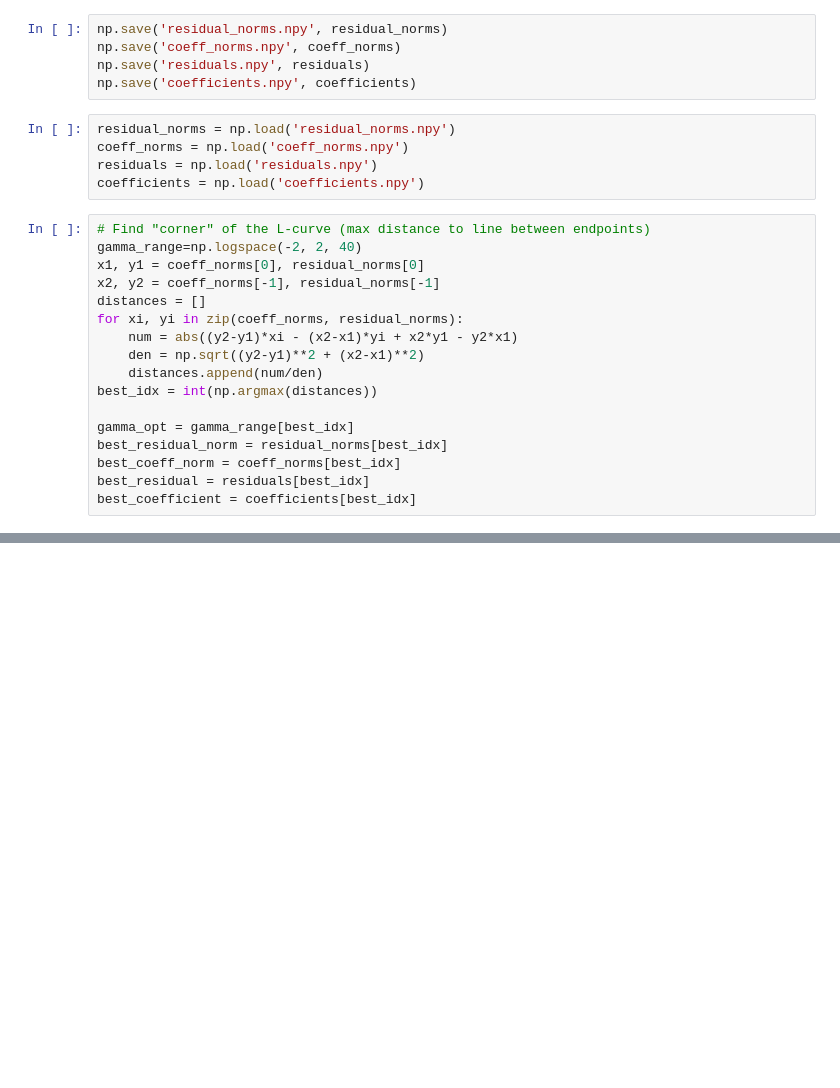
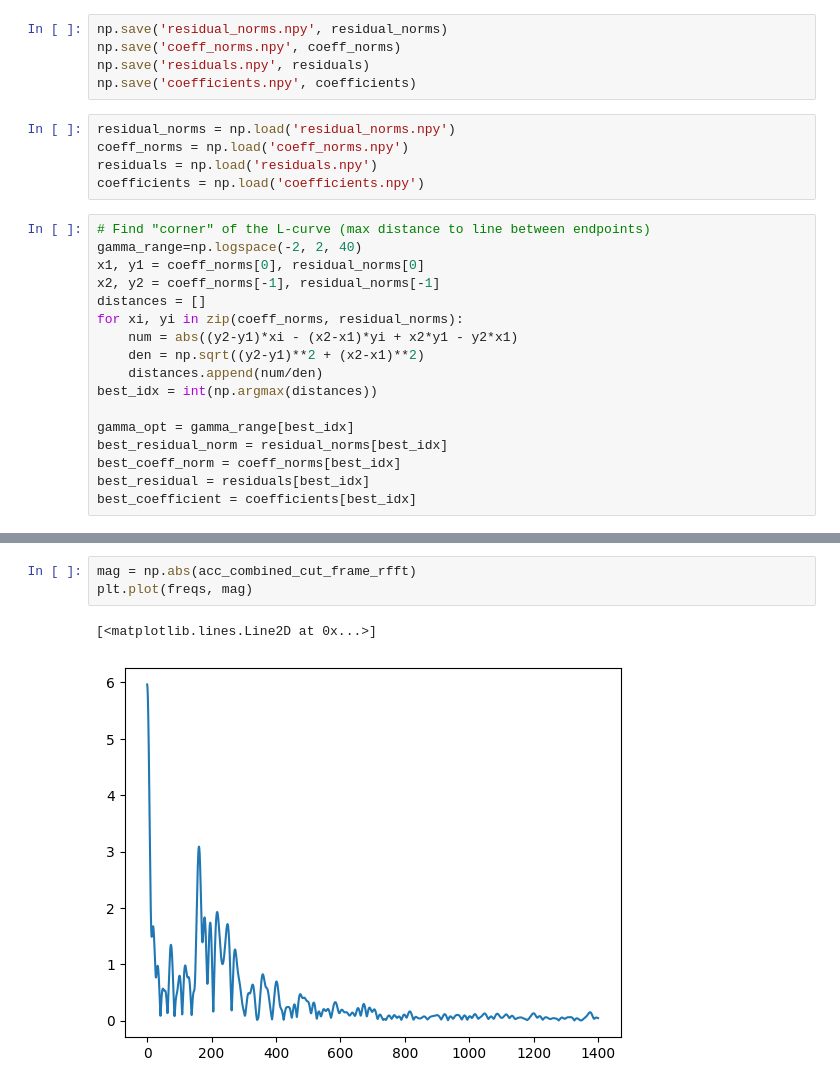
Before and after one commit to cwcyenk/PVC-SLP-Reproduction, a Jupyter notebook: version2.ipynb, the cells around one changed output, grey strips where cells are left out. Cells and saved outputs as stored; diff of their text form; blank space fills up the shorter version.

```diff
--- a/version2.ipynb
+++ b/version2.ipynb
@@ -149,0 +197,6 @@ plt.stem(np.log10(best_residual_norm), np.log10(best_coeff_norm), linefmt='red')
+# %%
+mag = np.abs(acc_combined_cut_frame_rfft)
+plt.plot(freqs, mag)
+# %% [output]
+[<matplotlib.lines.Line2D at 0x...>]
+[figure, added]
```
Also changed, not shown: parts of 4 cells of this notebook, 4 other files.
